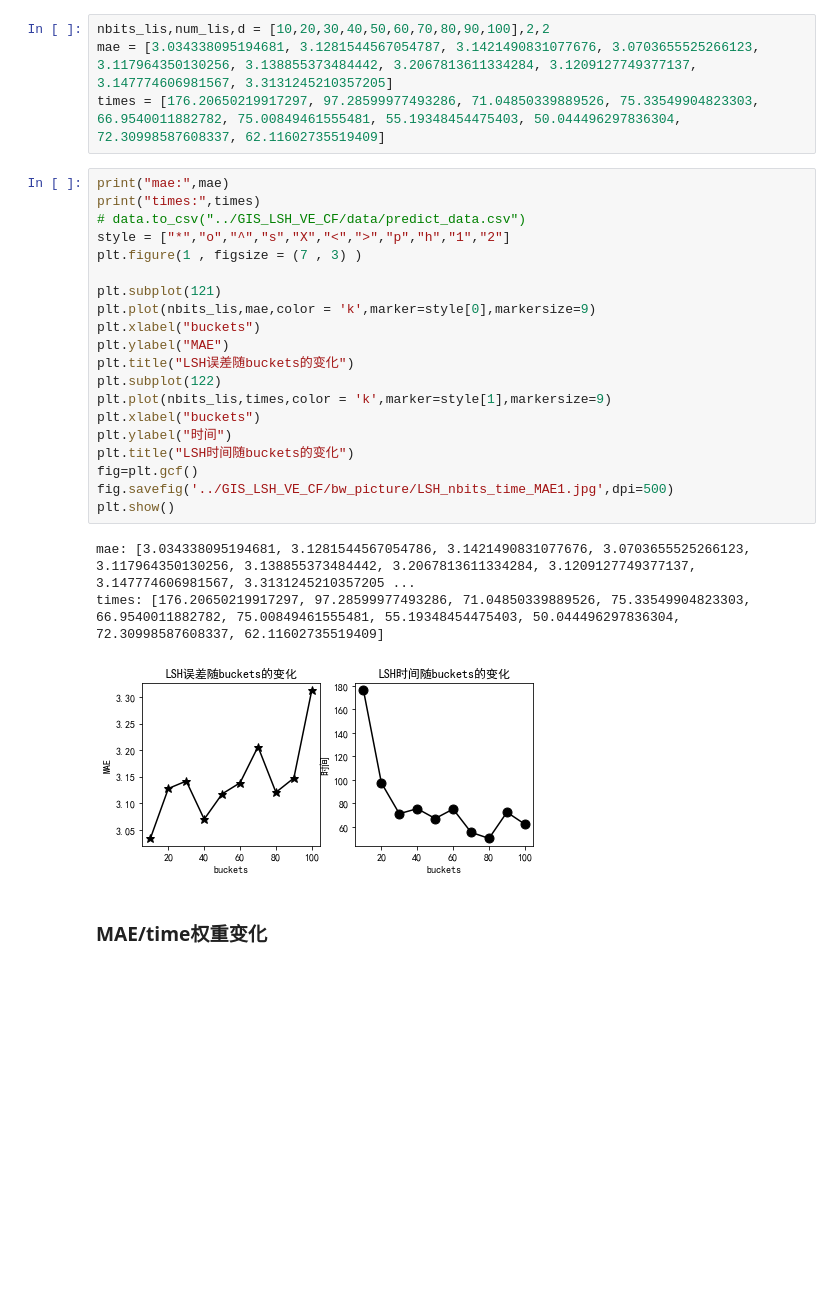
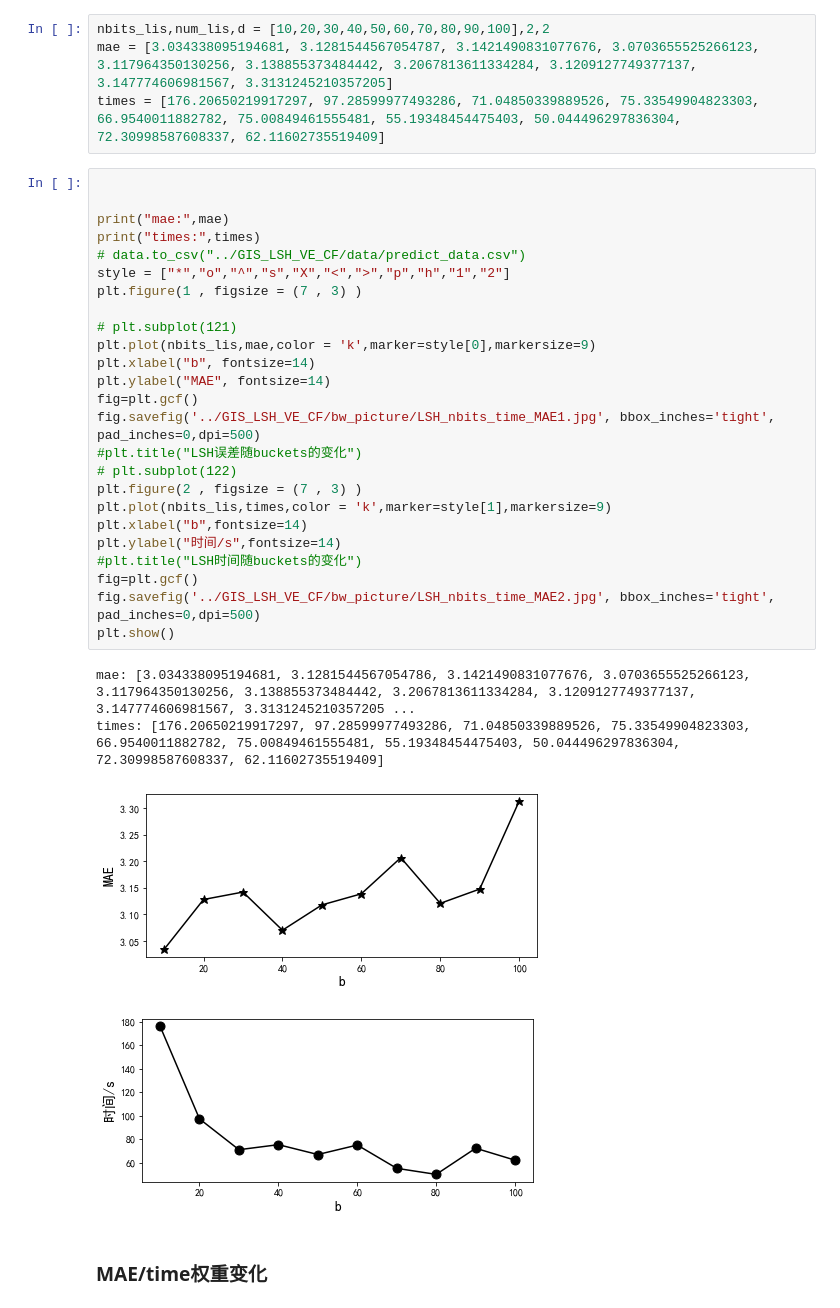
Before and after one commit to blank-knight/-, a Jupyter notebook: GIS_LSH_VE_CF/picture_trans.ipynb, the cells around one changed output. Drawn from its saved outputs; the diff is of its cells as text; blank space fills up the shorter version.

```diff
--- a/GIS_LSH_VE_CF/picture_trans.ipynb
+++ b/GIS_LSH_VE_CF/picture_trans.ipynb
@@ -120,29 +124,35 @@ nbits_lis,num_lis,d = [10,20,30,40,50,60,70,80,90,100],2,2
 mae = [3.034338095194681, 3.1281544567054787, 3.1421490831077676, 3.0703655525266123, 3.117964350130256, 3.138855373484442, 3.2067813611334284, 3.1209127749377137, 3.147774606981567, 3.3131245210357205]
 times = [176.20650219917297, 97.28599977493286, 71.04850339889526, 75.33549904823303, 66.9540011882782, 75.00849461555481, 55.19348454475403, 50.044496297836304, 72.30998587608337, 62.11602735519409]
 # %%
+
+
 print("mae:",mae)
 print("times:",times)
 # data.to_csv("../GIS_LSH_VE_CF/data/predict_data.csv")
 style = ["*","o","^","s","X","<",">","p","h","1","2"]
 plt.figure(1 , figsize = (7 , 3) )
 
-plt.subplot(121)
+# plt.subplot(121)
 plt.plot(nbits_lis,mae,color = 'k',marker=style[0],markersize=9)
-plt.xlabel("buckets")
-plt.ylabel("MAE")
-plt.title("LSH误差随buckets的变化")
-plt.subplot(122)
+plt.xlabel("b", fontsize=14)
+plt.ylabel("MAE", fontsize=14)
+fig=plt.gcf()
+fig.savefig('../GIS_LSH_VE_CF/bw_picture/LSH_nbits_time_MAE1.jpg', bbox_inches='tight', pad_inches=0,dpi=500)
+#plt.title("LSH误差随buckets的变化")
+# plt.subplot(122)
+plt.figure(2 , figsize = (7 , 3) )
 plt.plot(nbits_lis,times,color = 'k',marker=style[1],markersize=9)
-plt.xlabel("buckets")
-plt.ylabel("时间")
-plt.title("LSH时间随buckets的变化")
+plt.xlabel("b",fontsize=14)
+plt.ylabel("时间/s",fontsize=14)
+#plt.title("LSH时间随buckets的变化")
 fig=plt.gcf()
-fig.savefig('../GIS_LSH_VE_CF/bw_picture/LSH_nbits_time_MAE1.jpg',dpi=500)
+fig.savefig('../GIS_LSH_VE_CF/bw_picture/LSH_nbits_time_MAE2.jpg', bbox_inches='tight', pad_inches=0,dpi=500)
 plt.show()
 # %% [output]
 mae: [3.034338095194681, 3.1281544567054786, 3.1421490831077676, 3.0703655525266123, 3.117964350130256, 3.138855373484442, 3.2067813611334284, 3.1209127749377137, 3.147774606981567, 3.3131245210357205 ...
 times: [176.20650219917297, 97.28599977493286, 71.04850339889526, 75.33549904823303, 66.9540011882782, 75.00849461555481, 55.19348454475403, 50.044496297836304, 72.30998587608337, 62.11602735519409]
-[figure, old version]
+[figure, new version]
+[figure, added]
 # %% [markdown]
 ### MAE/time权重变化
 # %%
```
Also changed, not shown: parts of 2 cells of this notebook, 11 other files.
